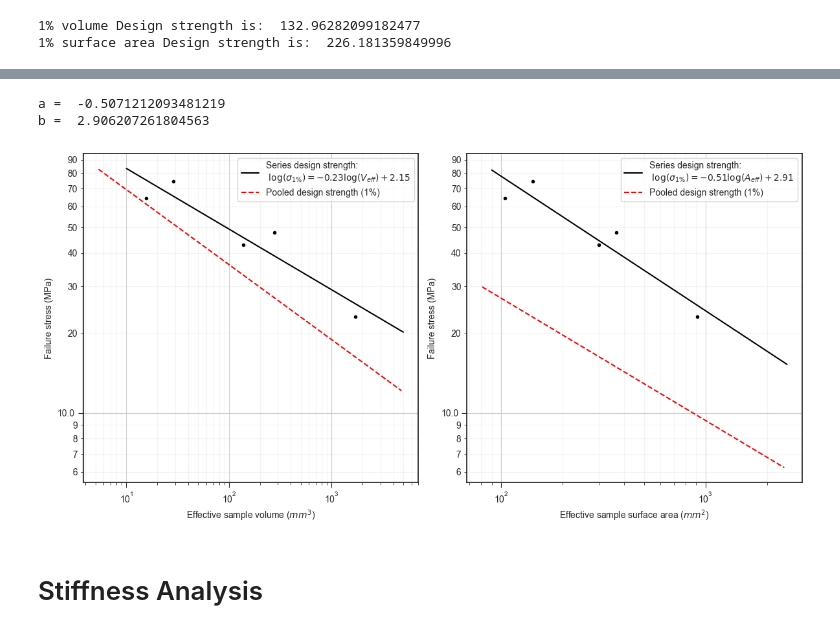
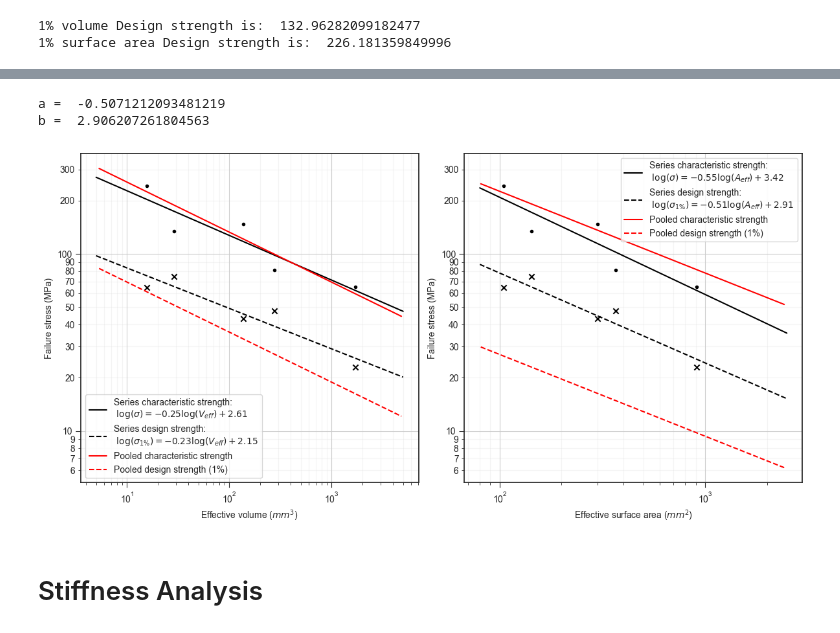
Before and after one commit to Mackus101/GlassMechAnalysis, a Jupyter notebook: analyse.ipynb, the cells around one changed output, grey strips where cells are left out. Drawn from its saved outputs; the diff is of its cells as text; code cells hidden in the pictures.

Commit message:
a bit more formatting

```diff
--- a/analyse.ipynb
+++ b/analyse.ipynb
@@ -353,11 +353,14 @@ def fit_and_plot_weibull(data, design_failure):
         plt.sca(ind_ax)
         ## Fit the current data to a weibull
         fracture_fit = Fit_Weibull_2P(failures=plot_data, print_results=False, label=legend_text, method="LS", CI_type="none")  # fits a Weibull distribution to the data and generates the probability plot
+        ind_ax.get_lines()[0].set_color("red")
+        ind_ax.get_lines()[0].set_linestyle("dashed")
 
         ind_fig.set_size_inches(7, 8)
         plt.ylabel("Probability of failure")
         plt.xlabel(stress_label)
         plt.title("")
+        plt.legend(loc="upper left")
         ind_fig.savefig("Figs/series_" + letter, bbox_inches = "tight")
 
         ind_ax.cla()
@@ -848,7 +851,9 @@ support_span = 185
 load_span = 70
 
 v_design_strength = v_dist.inverse_SF(design_prob)
+v_char_strength = v_dist.alpha
 sa_design_strength = sa_dist.inverse_SF(design_prob)
+sa_char_strength = sa_dist.alpha
 
 print("1% volume Design strength is: ", v_design_strength)
 print("1% surface area Design strength is: ", sa_design_strength)
@@ -864,6 +869,9 @@ eff_SA = effective_SA(gage_SA, load_span, support_span, sa_dist.beta)
 
 v_scaled_strength = v_design_strength * (1 / eff_volume) ** (1 / v_dist.beta)
 sa_scaled_strength = sa_design_strength * (1 / eff_SA) ** (1 / sa_dist.beta)
+
+v_char_scaled_strength = v_char_strength * (1 / eff_volume) ** (1 / v_dist.beta)
+sa_char_scaled_strength = sa_char_strength * (1 / eff_SA) ** (1 / sa_dist.beta)
 # %%
 eff_SA
 # %% [output]
@@ -938,59 +946,74 @@ fig.set_size_inches(12,6)
 eff_vol_fit = gcc_data_anal["mean_effective_V"].dropna().to_numpy()
 eff_SA_fit = gcc_data_anal["mean_effective_SA"].dropna().to_numpy()
 design_strength_fit = gcc_data_anal["Design Strength"].dropna().to_numpy()
+char_strength_fit = gcc_data_anal["char_strength"].dropna().to_numpy()
 
-fit_line_fmt = "Series design strength: \n $\\log(\\sigma_{{1\\%}}) = {:0.2f} \\log({}) + {:0.2f}$"
+fit_line_fmt = "Series {} strength: \n $\\log(\\sigma_{}) = {:0.2f} \\log({}) + {:0.2f}$"
+
+m, b = np.polyfit(np.log10(eff_vol_fit), np.log10(char_strength_fit), 1)
+fit_x = np.linspace(5, 5000, 100)
+fit_y = np.power(10, m * np.log10(fit_x) + b)
+ax_v.plot(fit_x, fit_y, "-k", label=fit_line_fmt.format("characteristic","{}", m,"V_{{eff}}",b))
+
+m, b = np.polyfit(np.log10(eff_SA_fit), np.log10(char_strength_fit), 1)
+fit_x = np.linspace(80, 2500, 100)
+fit_y = np.power(10, m * np.log10(fit_x) + b)
+ax_sa.plot(fit_x, fit_y, "-k", label=fit_line_fmt.format("characteristic","{}", m,"A_{{eff}}",b))
 
 m, b = np.polyfit(np.log10(eff_vol_fit), np.log10(design_strength_fit), 1)
-fit_x = np.linspace(10, 5000, 100)
+fit_x = np.linspace(5, 5000, 100)
 fit_y = np.power(10, m * np.log10(fit_x) + b)
-ax_v.plot(fit_x, fit_y, "-k", label=fit_line_fmt.format(m,"V_{{eff}}",b))
+ax_v.plot(fit_x, fit_y, "--k", label=fit_line_fmt.format("design","{1\\%}",m,"V_{{eff}}",b))
 
 m, b = np.polyfit(np.log10(eff_SA_fit), np.log10(design_strength_fit), 1)
-fit_x = np.linspace(90, 2500, 100)
+fit_x = np.linspace(80, 2500, 100)
 fit_y = np.power(10, m * np.log10(fit_x) + b)
-ax_sa.plot(fit_x, fit_y, "-k", label=fit_line_fmt.format(m,"A_{{eff}}",b))
+ax_sa.plot(fit_x, fit_y, "--k", label=fit_line_fmt.format("design","{1\\%}", m,"A_{{eff}}",b))
 
-ax_v.scatter(data=gcc_data_anal, x="mean_effective_V", y="Design Strength", label=None, marker=".", color="k")
-ax_sa.scatter(data=gcc_data_anal, x="mean_effective_SA", y="Design Strength", label=None, marker=".", color="k")
+ax_v.scatter(data=gcc_data_anal, x="mean_effective_V", y="Design Strength", label=None, marker="x", color="k")
+ax_v.scatter(data=gcc_data_anal, x="mean_effective_V", y="char_strength", label=None, marker=".", color="k")
+ax_sa.scatter(data=gcc_data_anal, x="mean_effective_SA", y="Design Strength", label=None, marker="x", color="k")
+ax_sa.scatter(data=gcc_data_anal, x="mean_effective_SA", y="char_strength", label=None, marker=".", color="k")
 
+ax_v.plot(eff_volume, v_char_scaled_strength, "-r", label="Pooled characteristic strength")
 ax_v.plot(eff_volume, v_scaled_strength, "--r", label="Pooled design strength (1%)")
-ax_v.set_xlabel("Effective sample volume ($mm^3$)")
+ax_v.set_xlabel("Effective volume ($mm^3$)")
 ax_v.set_ylabel(stress_label)
 
+ax_sa.plot(eff_SA, sa_char_scaled_strength, "-r", label="Pooled characteristic strength")
 ax_sa.plot(eff_SA, sa_scaled_strength, "--r", label="Pooled design strength (1%)")
-ax_sa.set_xlabel("Effective sample surface area ($mm^2$)")
+ax_sa.set_xlabel("Effective surface area ($mm^2$)")
 ax_sa.set_ylabel(stress_label)
 
 
 ax_v.set_xscale("log")
 ax_v.set_yscale("log")
 
 ax_sa.set_xscale("log")
 ax_sa.set_yscale("log")
 
 plt.gca().yaxis.set_major_formatter(mticker.ScalarFormatter())
 plt.gca().yaxis.set_minor_formatter(mticker.ScalarFormatter())
 
 ax_v.legend()
 ax_sa.legend()
 
 ax_v.grid(visible=True, which='major', linestyle='-')
 ax_v.grid(visible=True, which='minor', linestyle='-', alpha=0.2)
 
 ax_sa.grid(visible=True, which='major', linestyle='-')
 ax_sa.grid(visible=True, which='minor', linestyle='-', alpha=0.2)
 
 ax_sa.tick_params(which="both", labelleft=True)
 
 fig.tight_layout()
 
 print("a = ", m)
 print("b = ", b)
 # %% [output]
 a =  -0.5071212093481219
 b =  2.906207261804563
-[figure, old version]
+[figure, new version]
 # %% [markdown]
 # Stiffness Analysis
 # %% [markdown]
```
Also changed, not shown: parts of 3 cells of this notebook, 1 other file.
